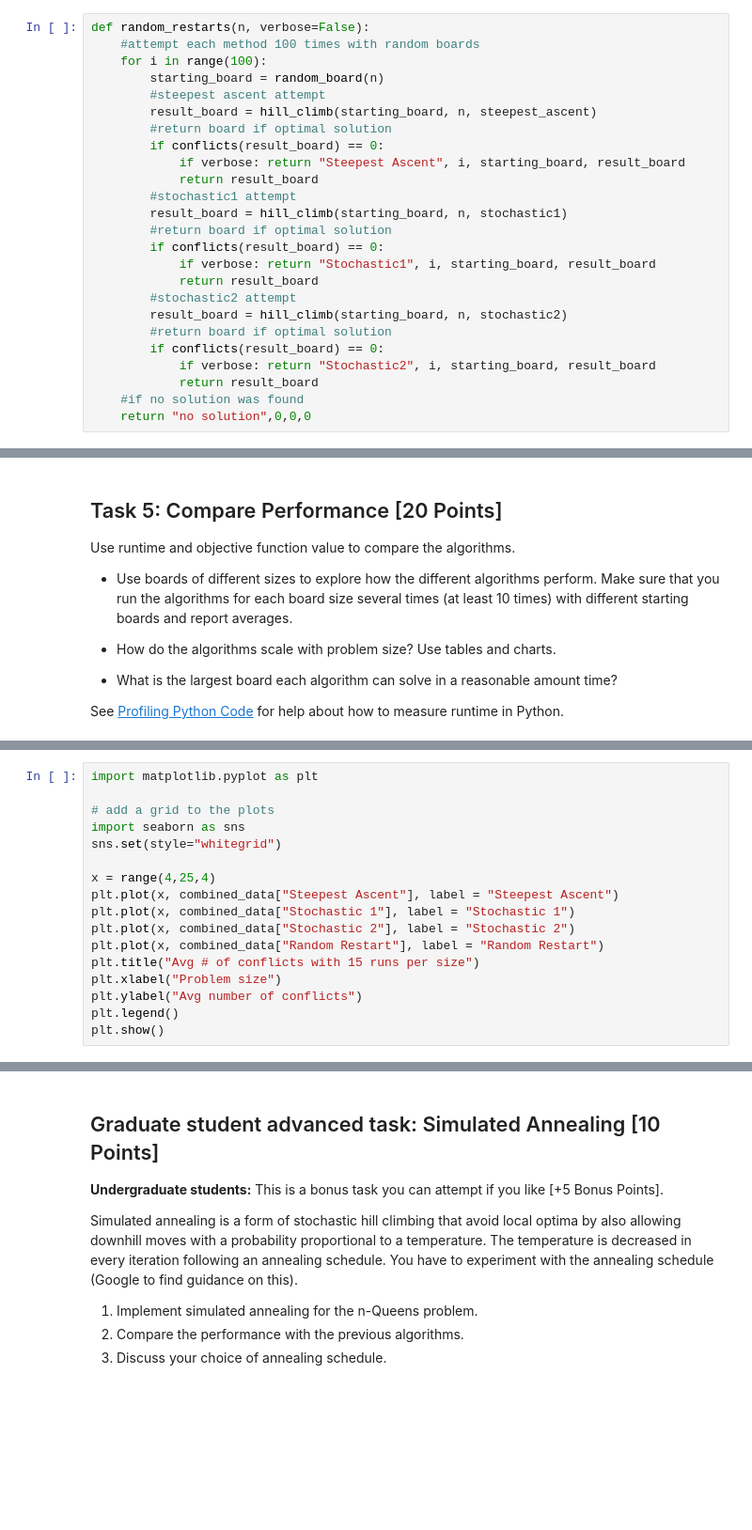
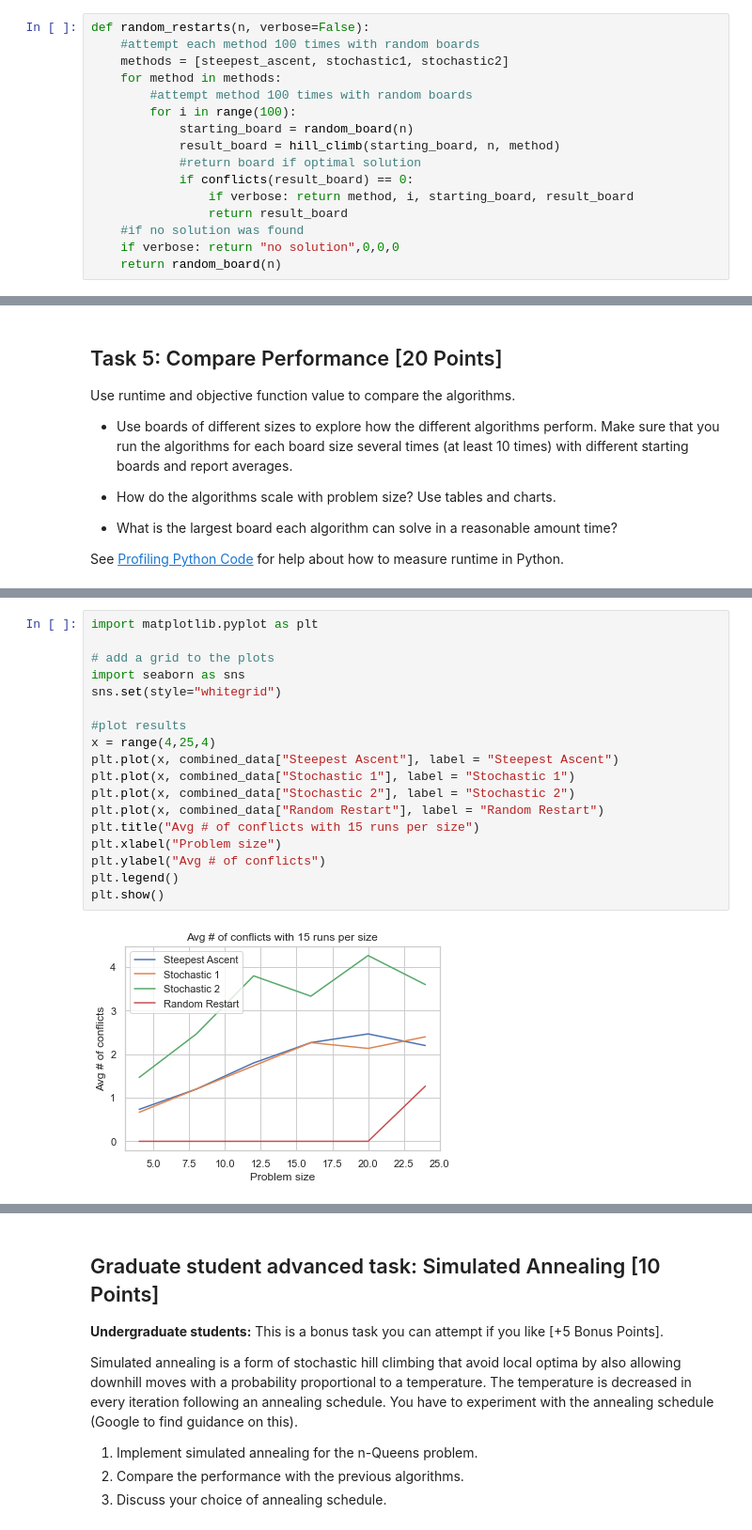
Before and after one commit to kirkwat/artificial-intelligence, a Jupyter notebook: assignment_4/n_queens.ipynb, the cells around one changed output, grey strips where cells are left out. Shown: that part at 94% size. Saved outputs shown, nothing was run; the diff lists cells and outputs as text; blank space fills up the shorter version.

```diff
--- a/assignment_4/n_queens.ipynb
+++ b/assignment_4/n_queens.ipynb
@@ -240,28 +269,19 @@ Hill climbing will often end up in local optima. Restart the each of the three h
 # %%
 def random_restarts(n, verbose=False):
     #attempt each method 100 times with random boards
-    for i in range(100):
-        starting_board = random_board(n)
-        #steepest ascent attempt
-        result_board = hill_climb(starting_board, n, steepest_ascent)
-        #return board if optimal solution
-        if conflicts(result_board) == 0:
-            if verbose: return "Steepest Ascent", i, starting_board, result_board
-            return result_board
-        #stochastic1 attempt
-        result_board = hill_climb(starting_board, n, stochastic1)
-        #return board if optimal solution
-        if conflicts(result_board) == 0:
-            if verbose: return "Stochastic1", i, starting_board, result_board
-            return result_board
-        #stochastic2 attempt
-        result_board = hill_climb(starting_board, n, stochastic2)
-        #return board if optimal solution
-        if conflicts(result_board) == 0:
-            if verbose: return "Stochastic2", i, starting_board, result_board
-            return result_board
+    methods = [steepest_ascent, stochastic1, stochastic2]
+    for method in methods:
+        #attempt method 100 times with random boards
+        for i in range(100):
+            starting_board = random_board(n)
+            result_board = hill_climb(starting_board, n, method)
+            #return board if optimal solution
+            if conflicts(result_board) == 0:
+                if verbose: return method, i, starting_board, result_board
+                return result_board
     #if no solution was found
-    return "no solution",0,0,0
+    if verbose: return "no solution",0,0,0
+    return random_board(n)
 # %%
 method, attempts, starting_board, result_board=random_restarts(20, verbose=True)
 print("Solution Method:", method)
@@ -315,17 +344,20 @@ display(df.transpose())
 # %%
 import matplotlib.pyplot as plt
 
 # add a grid to the plots
 import seaborn as sns
 sns.set(style="whitegrid")
 
+#plot results
 x = range(4,25,4)
 plt.plot(x, combined_data["Steepest Ascent"], label = "Steepest Ascent")
 plt.plot(x, combined_data["Stochastic 1"], label = "Stochastic 1")
 plt.plot(x, combined_data["Stochastic 2"], label = "Stochastic 2")
 plt.plot(x, combined_data["Random Restart"], label = "Random Restart")
 plt.title("Avg # of conflicts with 15 runs per size")
 plt.xlabel("Problem size")
-plt.ylabel("Avg number of conflicts")
+plt.ylabel("Avg # of conflicts")
 plt.legend()
 plt.show()
+# %% [output]
+[figure, added]
```
Also changed, not shown: parts of 15 cells of this notebook.
